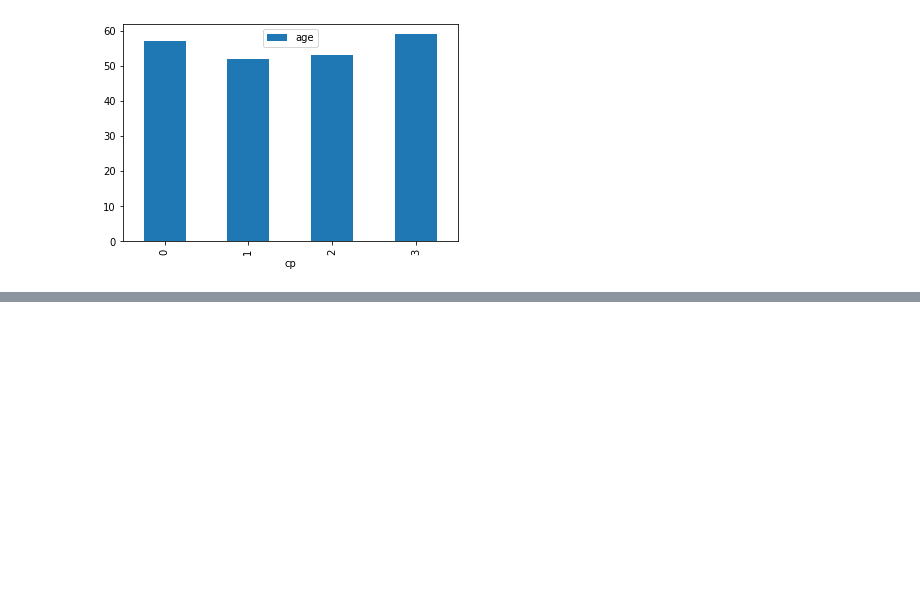
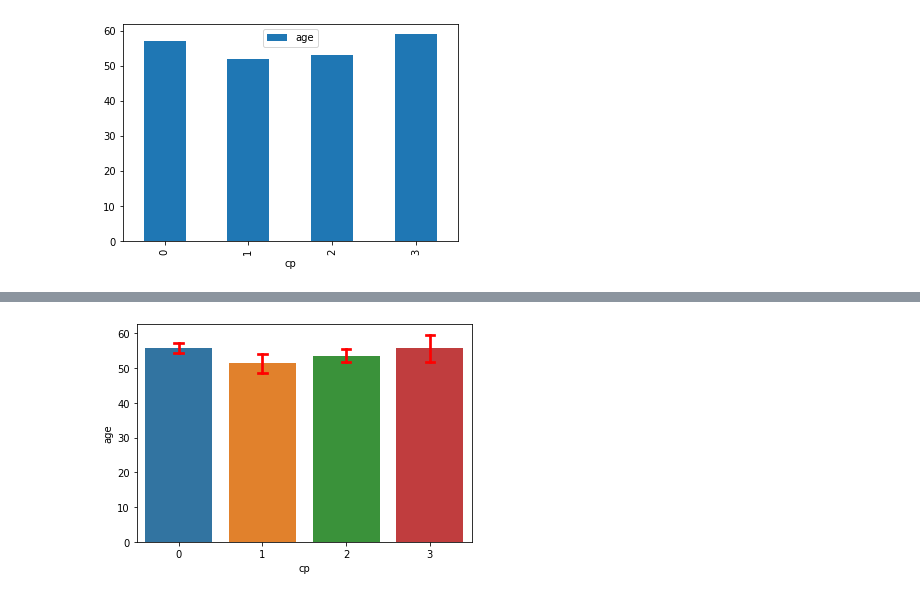
Before and after one commit to Sridharrajkn/data_manipulation, a Jupyter notebook: 5_basic_plots.ipynb, the cells around one changed output, grey strips where cells are left out. Saved outputs shown, nothing was run; the diff lists cells and outputs as text; code cells hidden in the pictures; blank space fills up the shorter version.

```diff
--- a/5_basic_plots.ipynb
+++ b/5_basic_plots.ipynb
@@ -28,0 +43,5 @@ chest_pain.plot.bar(x="cp",y="age");
+# %%
+# seaborn
+ax = sb.barplot("cp","age", errcolor="r", capsize=0.1, data=df)
+# %% [output]
+[figure, added]
```
Also changed, not shown: parts of 9 cells of this notebook, 1 other file.
